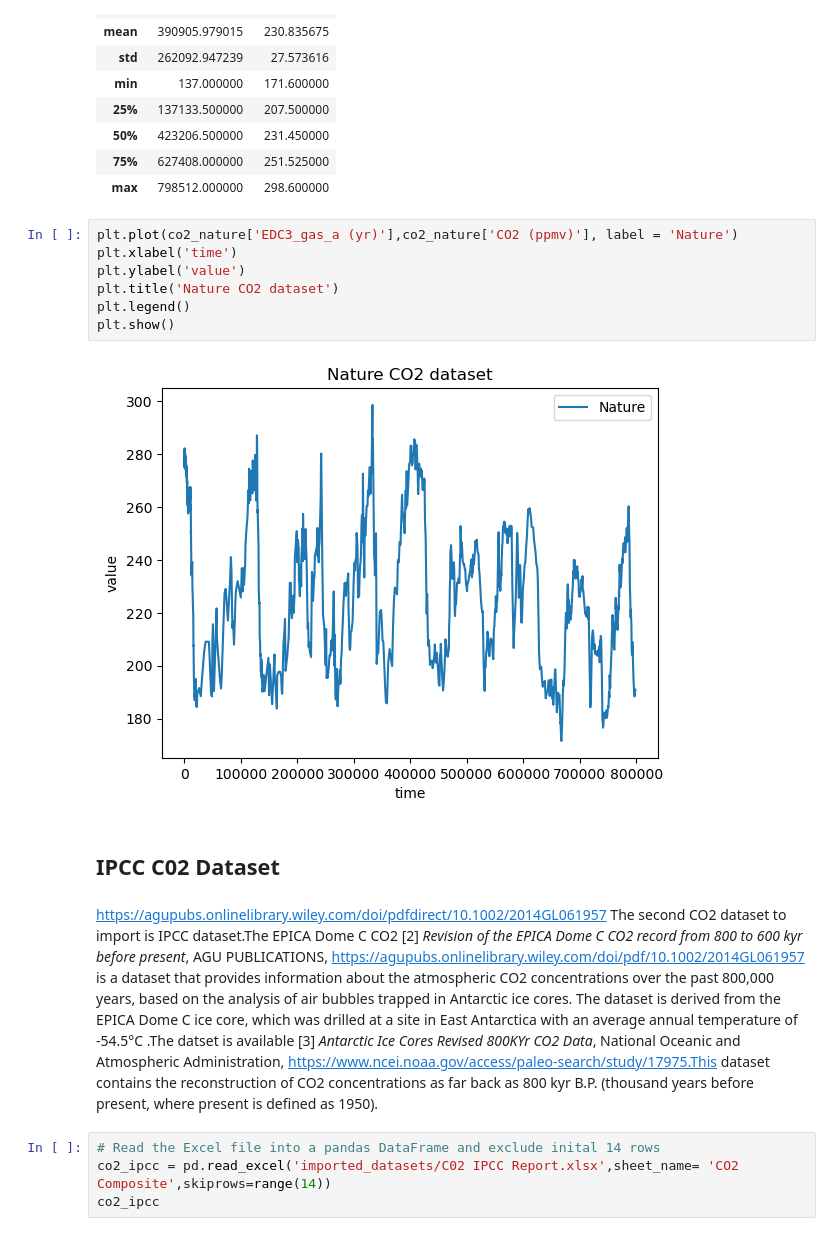
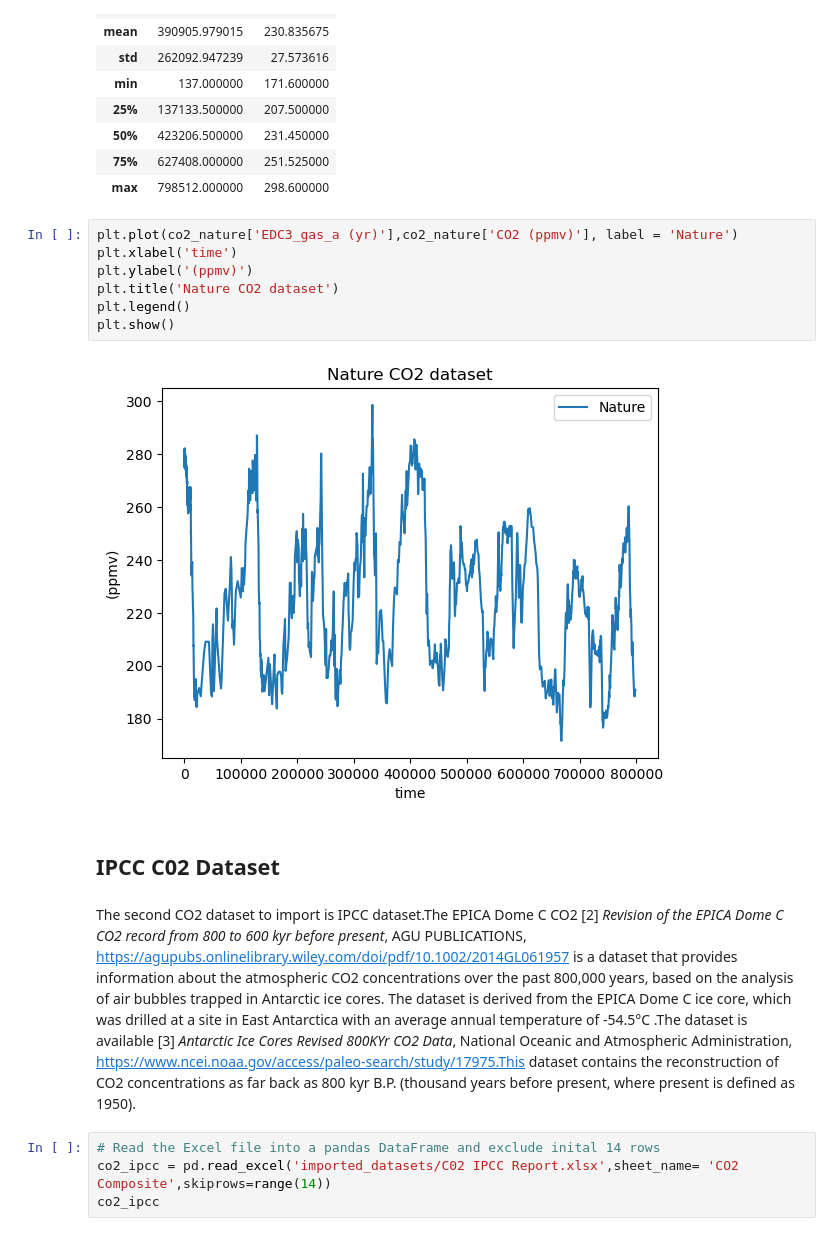
Before and after one commit to dectan/Programming-for-Data-Analysis-Project-2, a Jupyter notebook: Project 2.ipynb, the cells around one changed output. Drawn from its saved outputs; the diff is of its cells as text.

```diff
--- a/Project 2.ipynb
+++ b/Project 2.ipynb
@@ -110,17 +112,16 @@ co2_nature.describe()
 # %%
 plt.plot(co2_nature['EDC3_gas_a (yr)'],co2_nature['CO2 (ppmv)'], label = 'Nature')
 plt.xlabel('time')
-plt.ylabel('value')
+plt.ylabel('(ppmv)')
 plt.title('Nature CO2 dataset')
 plt.legend()
 plt.show()
 # %% [output]
-[figure, old version]
+[figure, new version]
 # %% [markdown]
 ## IPCC C02 Dataset
 # %% [markdown]
-https://agupubs.onlinelibrary.wiley.com/doi/pdfdirect/10.1002/2014GL061957
-The second CO2 dataset to import is IPCC dataset.The EPICA Dome C CO2 [2] *Revision of the EPICA Dome C CO2 record from 800 to 600 kyr before present*, AGU PUBLICATIONS, https://agupubs.onlinelibrary.wiley.com/doi/pdf/10.1002/2014GL061957 is a dataset that provides information about the atmospheric CO2 concentrations over the past 800,000 years, based on the analysis of air bubbles trapped in Antarctic ice cores. The dataset is derived from the EPICA Dome C ice core, which was drilled at a site in East Antarctica with an average annual temperature of -54.5°C .The datset is available [3] *Antarctic Ice Cores Revised 800KYr CO2 Data*, National Oceanic and Atmospheric Administration,  https://www.ncei.noaa.gov/access/paleo-search/study/17975.This dataset contains the reconstruction of CO2 concentrations as far back as 800 kyr B.P. (thousand years before present, where present is defined as 1950).
+The second CO2 dataset to import is IPCC dataset.The EPICA Dome C CO2 [2] *Revision of the EPICA Dome C CO2 record from 800 to 600 kyr before present*, AGU PUBLICATIONS, https://agupubs.onlinelibrary.wiley.com/doi/pdf/10.1002/2014GL061957 is a dataset that provides information about the atmospheric CO2 concentrations over the past 800,000 years, based on the analysis of air bubbles trapped in Antarctic ice cores. The dataset is derived from the EPICA Dome C ice core, which was drilled at a site in East Antarctica with an average annual temperature of -54.5°C .The dataset is available [3] *Antarctic Ice Cores Revised 800KYr CO2 Data*, National Oceanic and Atmospheric Administration,  https://www.ncei.noaa.gov/access/paleo-search/study/17975.This dataset contains the reconstruction of CO2 concentrations as far back as 800 kyr B.P. (thousand years before present, where present is defined as 1950).
 # %%
 # Read the Excel file into a pandas DataFrame and exclude inital 14 rows
 co2_ipcc = pd.read_excel('imported_datasets/C02 IPCC Report.xlsx',sheet_name= 'CO2 Composite',skiprows=range(14))
```
Also changed, not shown: parts of 42 cells of this notebook, 2 other files.
